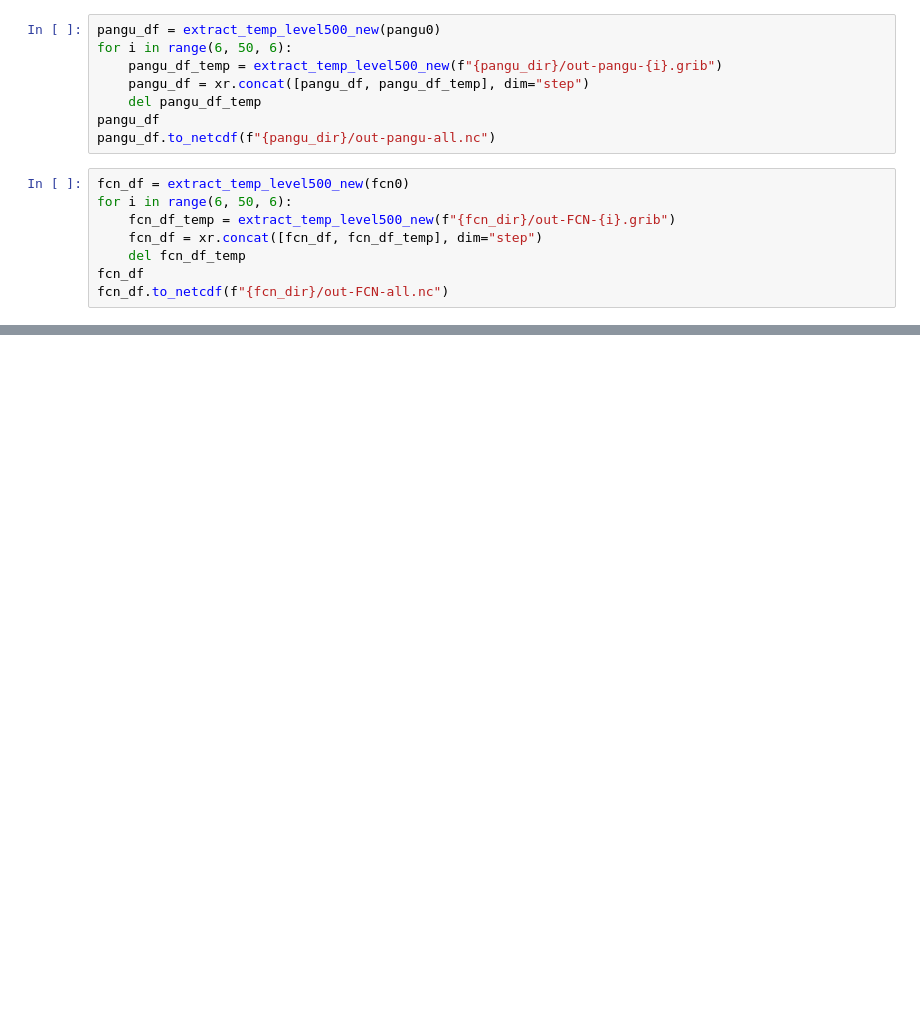
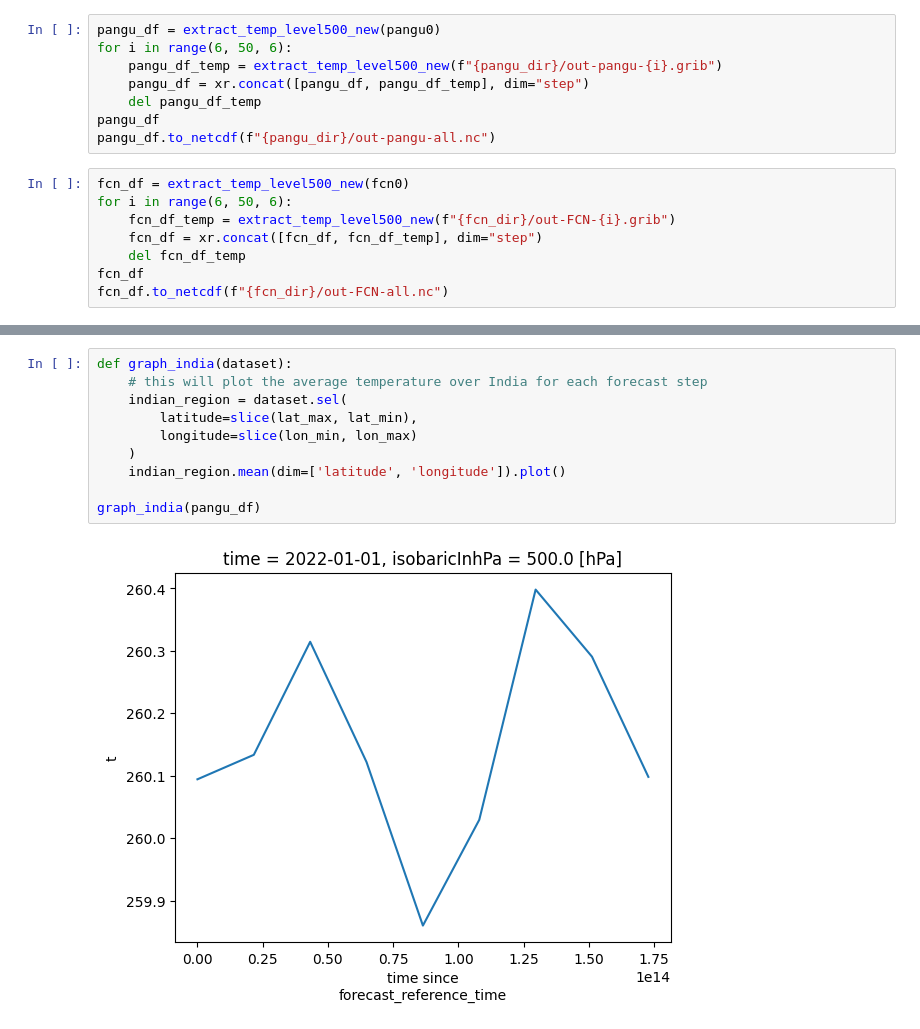
Before and after one commit to SaptarishiD/ai-models, a Jupyter notebook: src/ai_models/grib_analysis.ipynb, the cells around one changed output, grey strips where cells are left out. Drawn from its saved outputs; the diff is of its cells as text; blank space fills up the shorter version.

```diff
--- a/src/ai_models/grib_analysis.ipynb
+++ b/src/ai_models/grib_analysis.ipynb
@@ -240,2 +73,14 @@ maps_india(pangu_df)
+# %%
+def graph_india(dataset):
+    # this will plot the average temperature over India for each forecast step
+    indian_region = dataset.sel(
+        latitude=slice(lat_max, lat_min),
+        longitude=slice(lon_min, lon_max)
+    )
+    indian_region.mean(dim=['latitude', 'longitude']).plot()
+
+graph_india(pangu_df)
+# %% [output]
+[figure, added]
 # %%
 graph_india(fcn_df)
```
Also changed, not shown: parts of 40 cells of this notebook.
